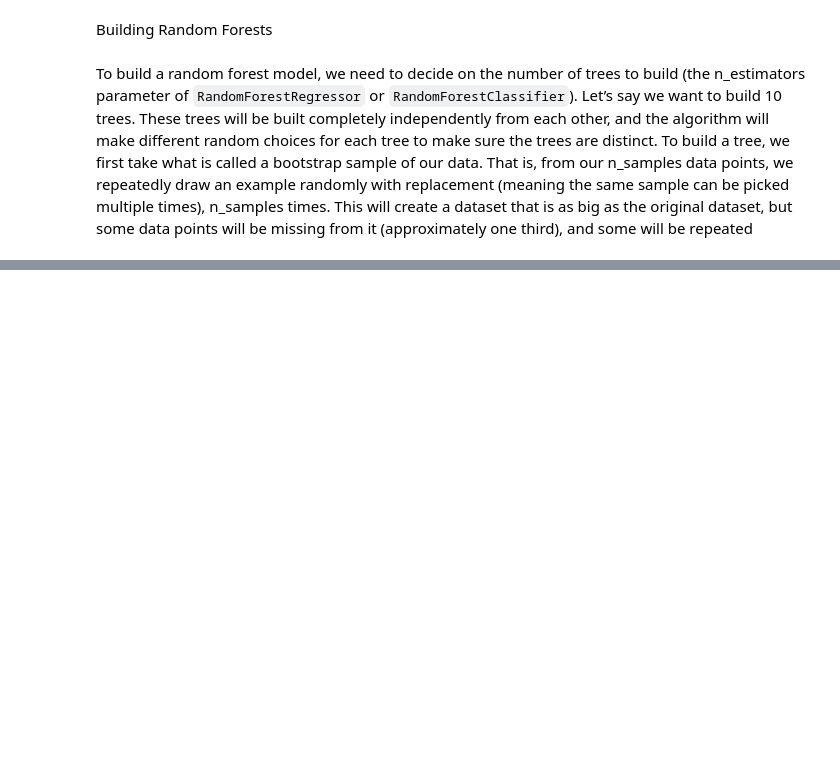
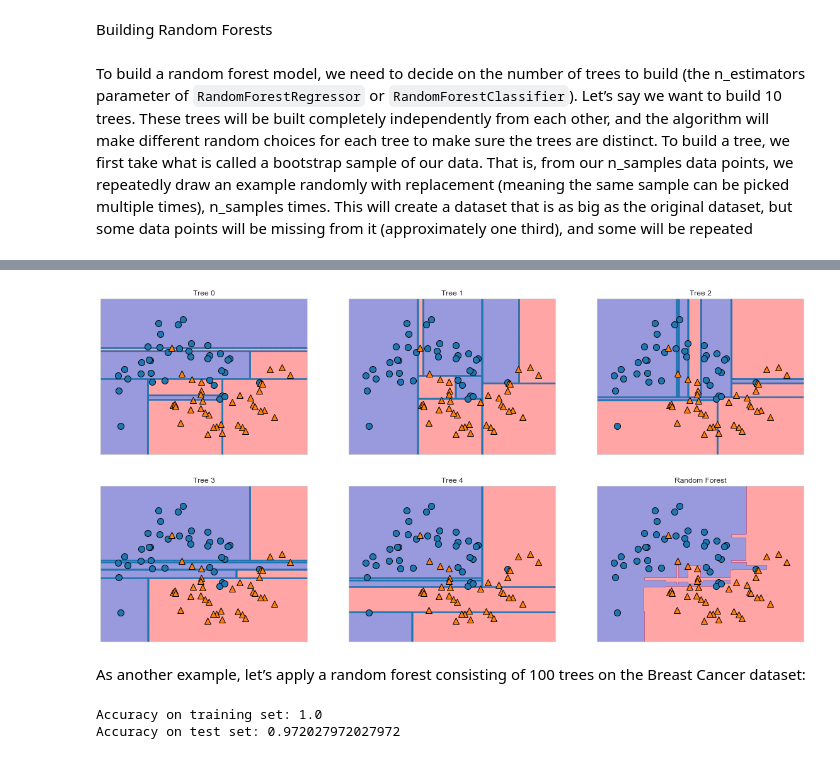
Before and after one commit to codingfinance/Introductio_to_ML_with_Python, a Jupyter notebook: 02-Supervised-Learning.ipynb, the cells around one changed output, grey strips where cells are left out. Cells and saved outputs as stored; diff of their text form; code cells hidden in the pictures; blank space fills up the shorter version.

```diff
--- a/02-Supervised-Learning.ipynb
+++ b/02-Supervised-Learning.ipynb
@@ -967,0 +971,9 @@ number of trees to build (the n_estimators parameter of `RandomForestRegressor`
+# %%
+X, y = make_moons(n_samples=100,noise = 0.25, random_state = 3)
+
+X_train, X_test, y_train, y_test = train_test_split(X, y, stratify = y, random_state = 42)
+
+forest = RandomForestClassifier(n_estimators=5,
+                               random_state=2)
+
+forest.fit(X_train, y_train)
@@ -967,0 +989,31 @@ number of trees to build (the n_estimators parameter of `RandomForestRegressor`
+# %%
+fig, axes = plt.subplots(2,3,figsize=(20,10))
+
+for i, (ax, tree) in enumerate(zip(axes.ravel(), forest.estimators_)):
+
+    ax.set_title(f'Tree {i}')
+    mglearn.plots.plot_tree_partition(X_train, y_train, tree, ax = ax)
+
+mglearn.plots.plot_2d_separator(forest, X_train, fill = True, ax = axes[-1,-1], alpha = 0.4)
+
+axes[-1,-1].set_title("Random Forest")
+mglearn.discrete_scatter(X_train[:,0], X_train[:,1], y_train);
+# %% [output]
+[figure, added]
+# %% [markdown]
+As another example, let’s apply a random forest consisting of 100 trees on the Breast Cancer dataset:
+# %%
+cancer = load_breast_cancer()
+
+X_train, X_test, y_train, y_test = train_test_split(cancer['data'],
+                                                   cancer['target'],
+                                                    random_state = 0)
+
+forest = RandomForestClassifier(n_estimators=100, random_state=0)
+forest.fit(X_train, y_train)
+
+print(f"Accuracy on training set: {forest.score(X_train, y_train)}")
+print(f"Accuracy on test set: {forest.score(X_test, y_test)}")
+# %% [output]
+Accuracy on training set: 1.0
+Accuracy on test set: 0.972027972027972
```
Also changed, not shown: parts of 29 cells of this notebook.
